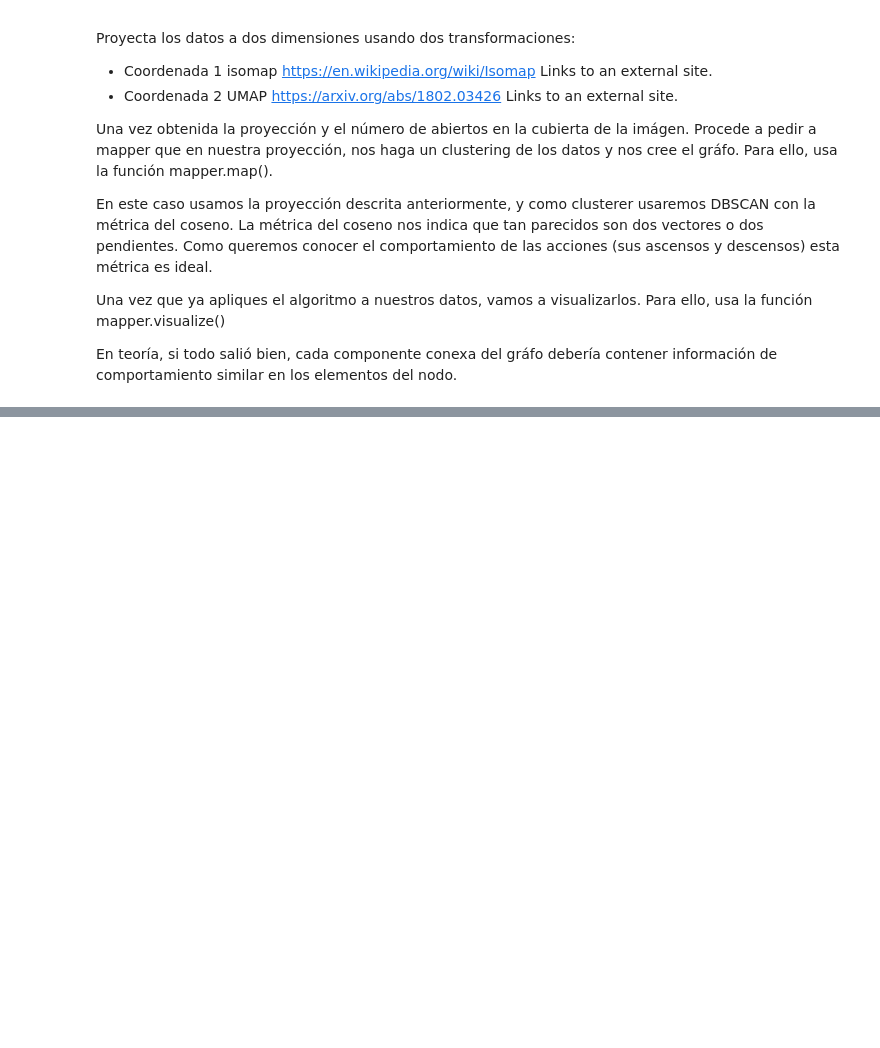
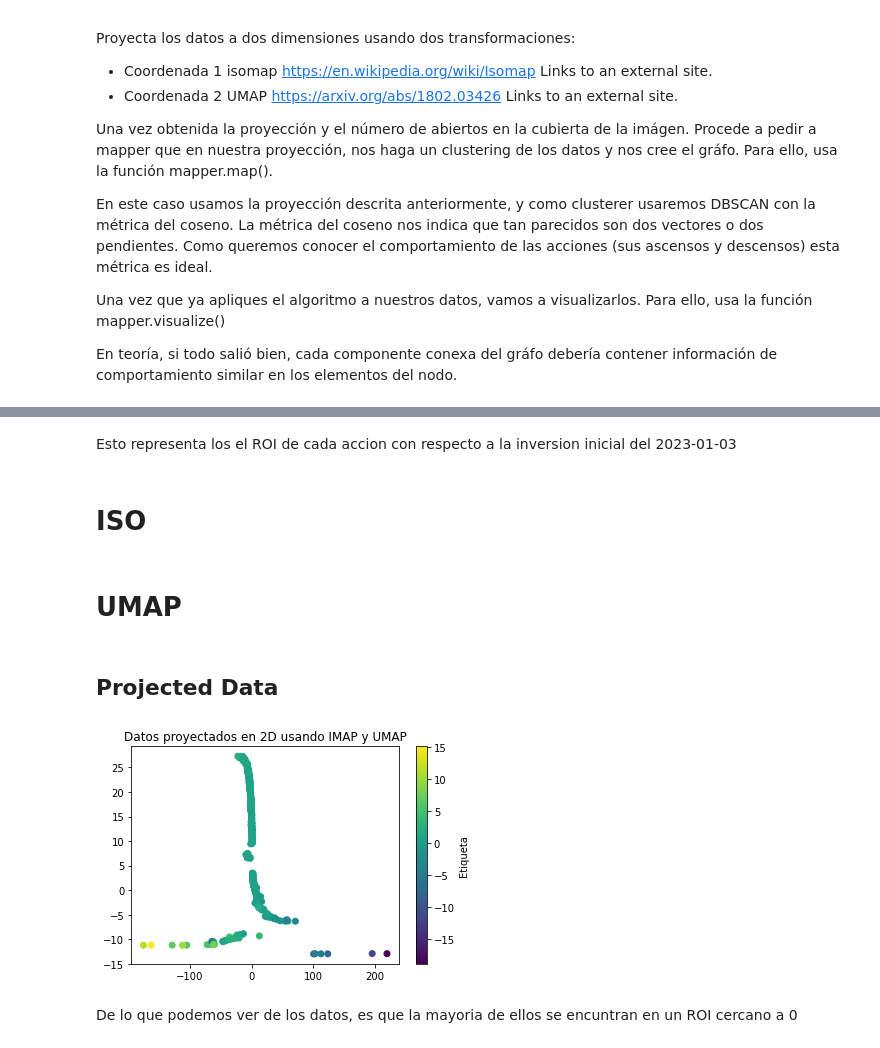
Before and after one commit to CastroMaster10/Applying-the-Mapper-Function, a Jupyter notebook: T3.ipynb, the cells around one changed output, grey strips where cells are left out. Saved outputs shown, nothing was run; the diff lists cells and outputs as text; code cells hidden in the pictures; blank space fills up the shorter version.

```diff
--- a/T3.ipynb
+++ b/T3.ipynb
@@ -242,0 +275,5 @@ En teoría, si todo salió bien, cada componente conexa del gráfo debería cont
+# %%
+#Estandarizacion
+scaler = StandardScaler()
+closing_prices_normalized = pd.DataFrame(data=scaler.fit_transform(closing_prices_transpose),columns=closing_prices_transpose.columns,index=closing_prices_transpose.index)
+closing_prices_normalized
@@ -242,0 +294,9 @@ En teoría, si todo salió bien, cada componente conexa del gráfo debería cont
+# %%
+def calcular_ROI(row):
+    inversion_inicial =  row[0]
+    precios = row[0:]
+    roi = (precios) / inversion_inicial
+
+    return roi
+
+closing_prices_transpose_roi = closing_prices_normalized.apply(calcular_ROI,axis=1)
@@ -242,0 +319,25 @@ En teoría, si todo salió bien, cada componente conexa del gráfo debería cont
+# %% [markdown]
+Esto representa los el ROI de cada accion con respecto a la inversion inicial del 2023-01-03
+# %% [markdown]
+# ISO
+# %%
+#Reduccion de dimensionalidad
+isomap =  Isomap(n_neighbors=5,n_components=1)
+closing_prices_transformed_iso = isomap.fit_transform(closing_prices_transpose_roi)
+# %% [markdown]
+# UMAP
+# %%
+reducer = UMAP(n_neighbors=5,n_components=1)
+closing_prices_transformed_reducer = reducer.fit_transform(closing_prices_transpose_roi)
+# %% [markdown]
+## Projected Data
+# %%
+# Creando un gráfico de dispersión de los datos transformados
+plt.scatter(closing_prices_transformed_iso , closing_prices_transformed_reducer, c=closing_prices_transpose_roi.iloc[:,-1], cmap=plt.cm.get_cmap('viridis', len(set(closing_prices_transpose_roi.iloc[:,-1]))))
+plt.colorbar(label='Etiqueta')
+plt.title('Datos proyectados en 2D usando IMAP y UMAP')
+plt.show()
+# %% [output]
+[figure, added]
+# %% [markdown]
+De lo que podemos ver de los datos, es que la mayoria de ellos se encuntran en un ROI cercano a 0
```
Also changed, not shown: parts of 33 cells of this notebook, 2 other files.
